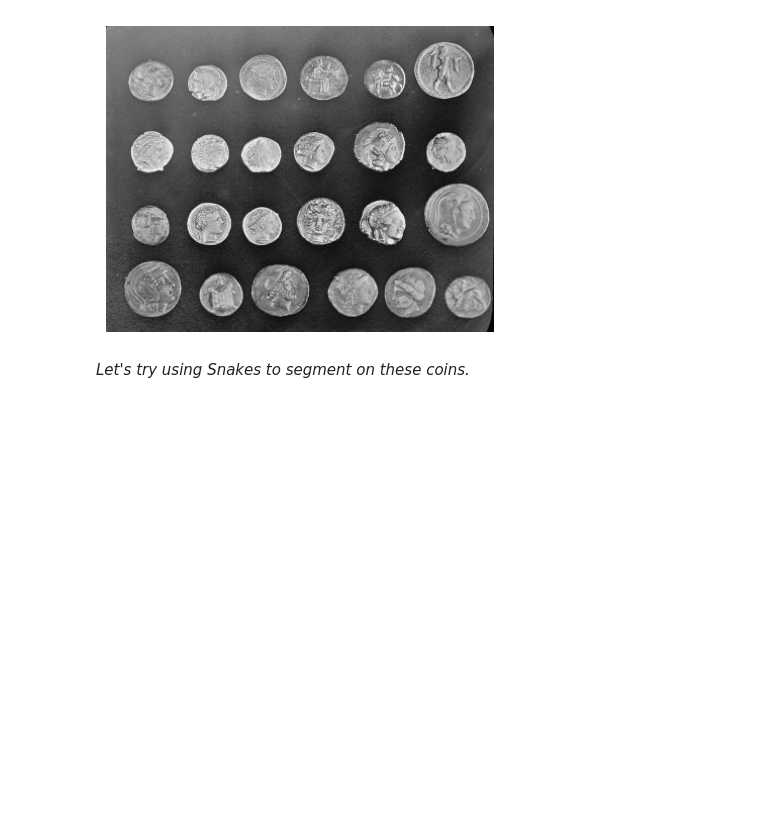
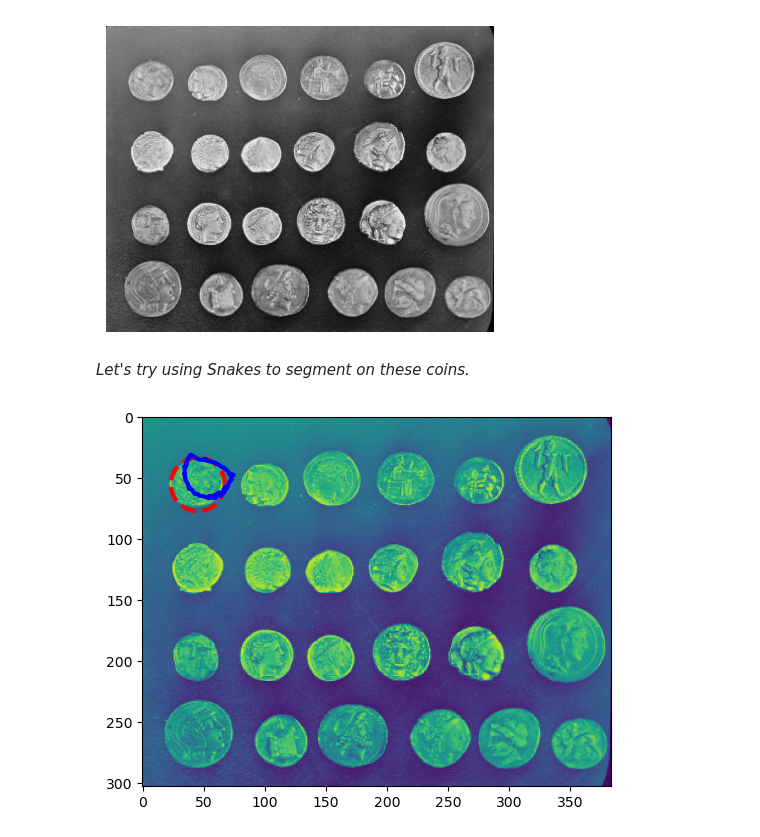
Before and after one commit to aliciaroberts/ImageAnalysisFinalProject, a Jupyter notebook: segmentation/snakes.ipynb, the cells around one changed output. Saved outputs shown, nothing was run; the diff lists cells and outputs as text; code cells hidden in the pictures; blank space fills up the shorter version.

```diff
--- a/segmentation/snakes.ipynb
+++ b/segmentation/snakes.ipynb
@@ -25,3 +25,24 @@ plt.show()
 [figure]
 # %% [markdown]
 _Let's try using Snakes to segment on these coins._
+# %%
+# use to create contours for initial snakes
+def circle_points(resolution, center, radius):
+    """Generate points defining a circle on an image."""
+    radians = np.linspace(0, 2*np.pi, resolution)
+
+    c = center[1] + radius*np.cos(radians)
+    r = center[0] + radius*np.sin(radians)
+
+    return np.array([c, r]).T
+
+# Exclude last point because a closed path should not have duplicate points
+points = circle_points(200, [55,45], 22)[:-1]
+
+snake = seg.active_contour(coinIm, points)
+
+plt.imshow(coinIm)
+plt.plot(points[:, 0], points[:, 1], '--r', lw=3)
+plt.plot(snake[:, 0], snake[:, 1], '-b', lw=3);
+# %% [output]
+[figure, added]
```
Also changed, not shown: parts of 5 cells of this notebook, 1 other file.
